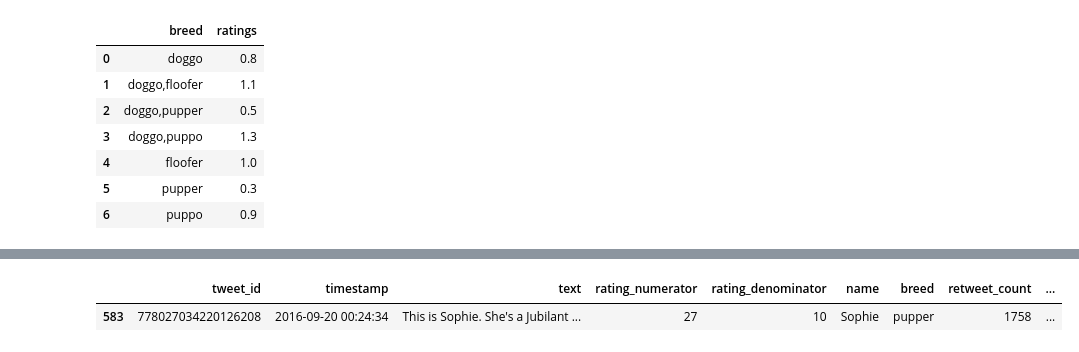
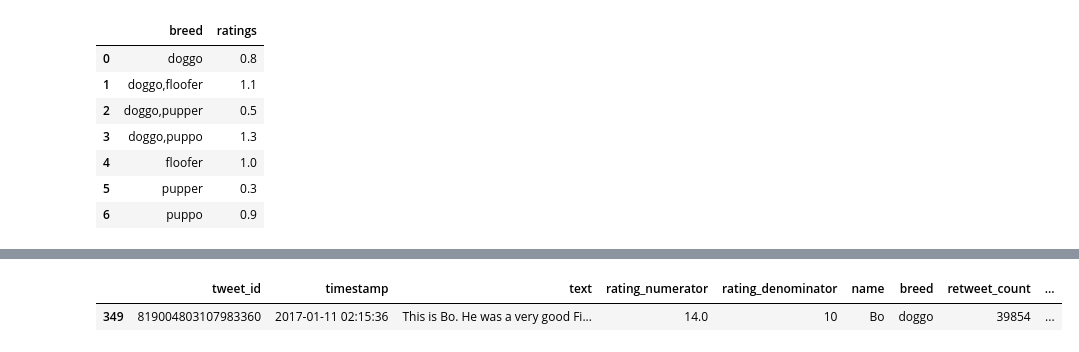
Before and after one commit to shilpamadini/dogratings, a Jupyter notebook: act_report.ipynb, the cells around one changed output, grey strips where cells are left out. Cells and saved outputs as stored; diff of their text form; code cells hidden in the pictures.

```diff
--- a/act_report.ipynb
+++ b/act_report.ipynb
@@ -173,9 +171,9 @@ twitter_archive_master.groupby(['breed'],as_index=False).agg({'ratings': np.mean
 # %%
-# Lets look at the data of the dog that received the max rating of 2.7
-max_rated_tweet = twitter_archive_master.query('ratings == 2.7')
+# Lets look at the data of the dog that received the max rating of 1.4 and of breed "doggo'
+max_rated_tweet = twitter_archive_master.query('ratings == 1.4').sort_values(['retweet_count','favorite_count'],ascending = (False, False)).head(1)
 max_rated_tweet
 # %% [output]
 |  | tweet_id | timestamp | text | rating_numerator | rating_denominator | name | breed | retweet_count | ... |
-| 583 | 778027034220126208 | 2016-09-20 00:24:34 | This is Sophie. She's a Jubilant ... | 27 | 10 | Sophie | pupper | 1758 | ... |
+| 349 | 819004803107983360 | 2017-01-11 02:15:36 | This is Bo. He was a very good Fi... | 14.0 | 10 | Bo | doggo | 39854 | ... |
 # %%
 from IPython.display import Image
```
Also changed, not shown: parts of 17 cells of this notebook, 10 other files.
